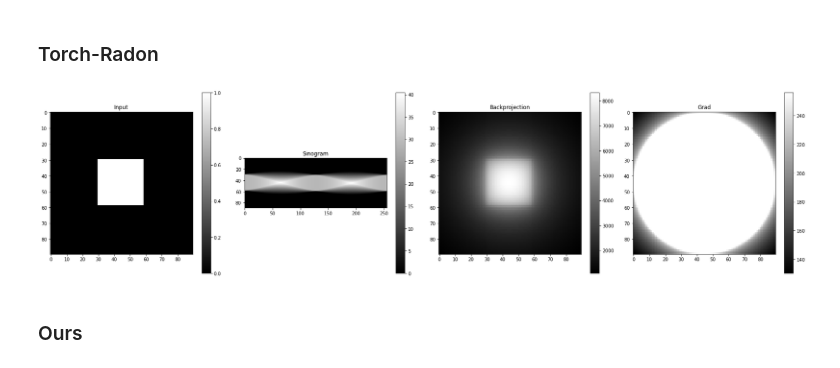
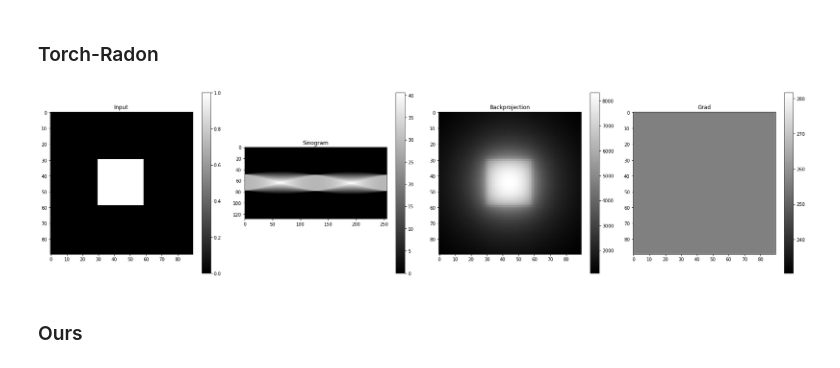
Before and after one commit to AlexanderAuras/radon, a Jupyter notebook: cuda_test.ipynb, the cells around one changed output. Saved outputs shown, nothing was run; the diff lists cells and outputs as text; code cells hidden in the pictures.

```diff
--- a/cuda_test.ipynb
+++ b/cuda_test.ipynb
@@ -109,34 +139,34 @@ plt.show()
 # %% [markdown]
 ### Torch-Radon
 # %%
-torchradon = torch_radon.Radon(90, torch.linspace(0.0, 3.14159265359, 256, device="cuda"), 90, 1)
+torchradon = torch_radon.Radon(90, torch.linspace(0.0, 3.14159265359, 256, device="cuda"), 129, 1)
 img3 = torch.zeros((1,1,90,90), device="cuda")
 img3[0, 0, 30:59,30:59] = 1.0
 img3.requires_grad = True
 plt.subplots(1, 4, figsize=(24,6))
 plt.subplot(1, 4, 1)
 plt.title("Input")
 plt.imshow(img3.detach()[0,0].to("cpu"), cmap="gray")
 plt.colorbar()
 sino3 = torchradon.forward(img3)
 plt.subplot(1, 4, 2)
 plt.title("Sinogram")
 plt.imshow(sino3.detach()[0,0].mT.to("cpu"), cmap="gray")
 plt.colorbar()
 recon3 = torchradon.backward(sino3)
 plt.subplot(1, 4, 3)
 plt.title("Backprojection")
 plt.imshow(recon3.detach()[0,0].to("cpu"), cmap="gray")
 plt.colorbar()
 sino3.sum().backward()
 plt.subplot(1, 4, 4)
 plt.title("Grad")
 plt.imshow(typing.cast(torch.Tensor, img3.grad).detach()[0,0].to("cpu"), cmap="gray")
 plt.colorbar()
 plt.tight_layout()
 plt.show()
 # %% [output]
-[figure, old version]
+[figure, new version]
 # %% [markdown]
 ### Ours
 # %%
```
Also changed, not shown: parts of 8 cells of this notebook, 10 other files.
